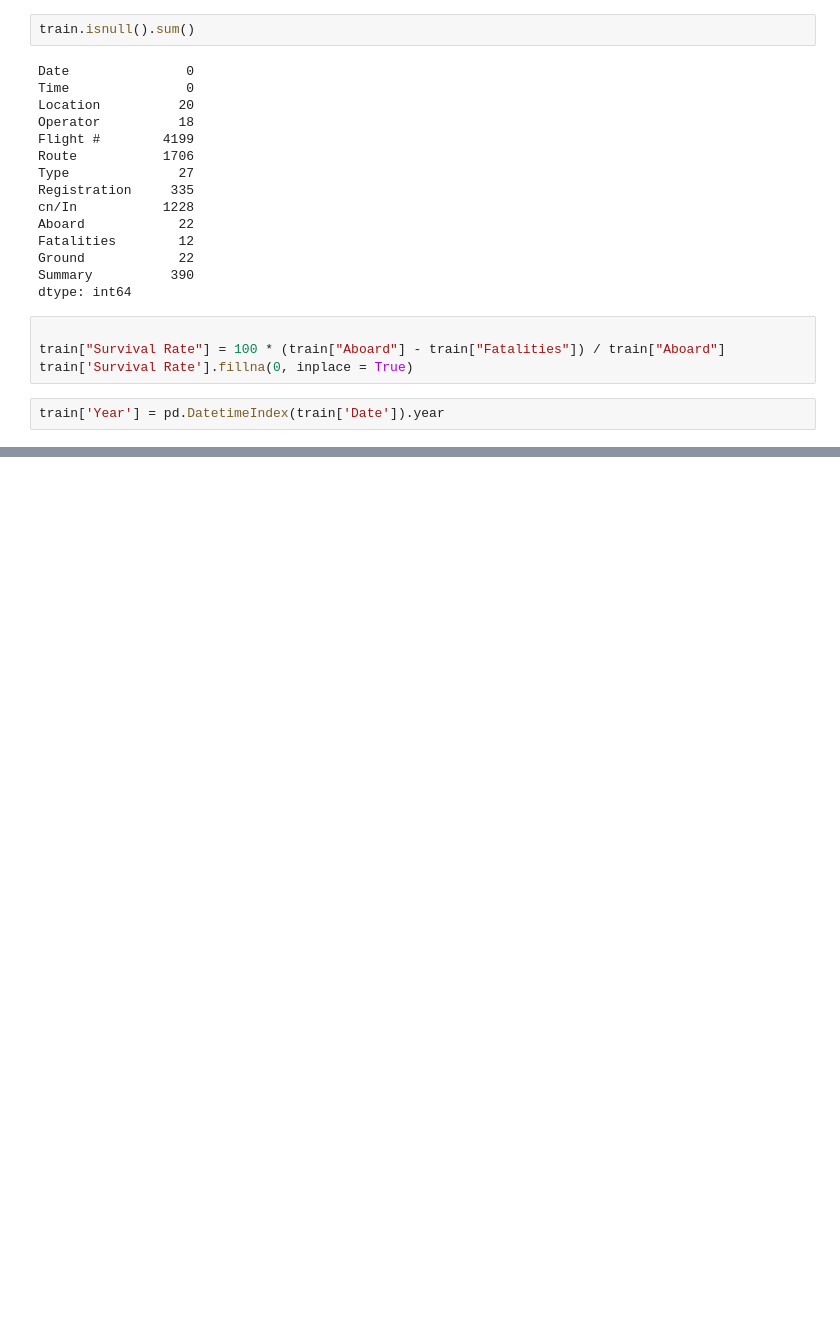
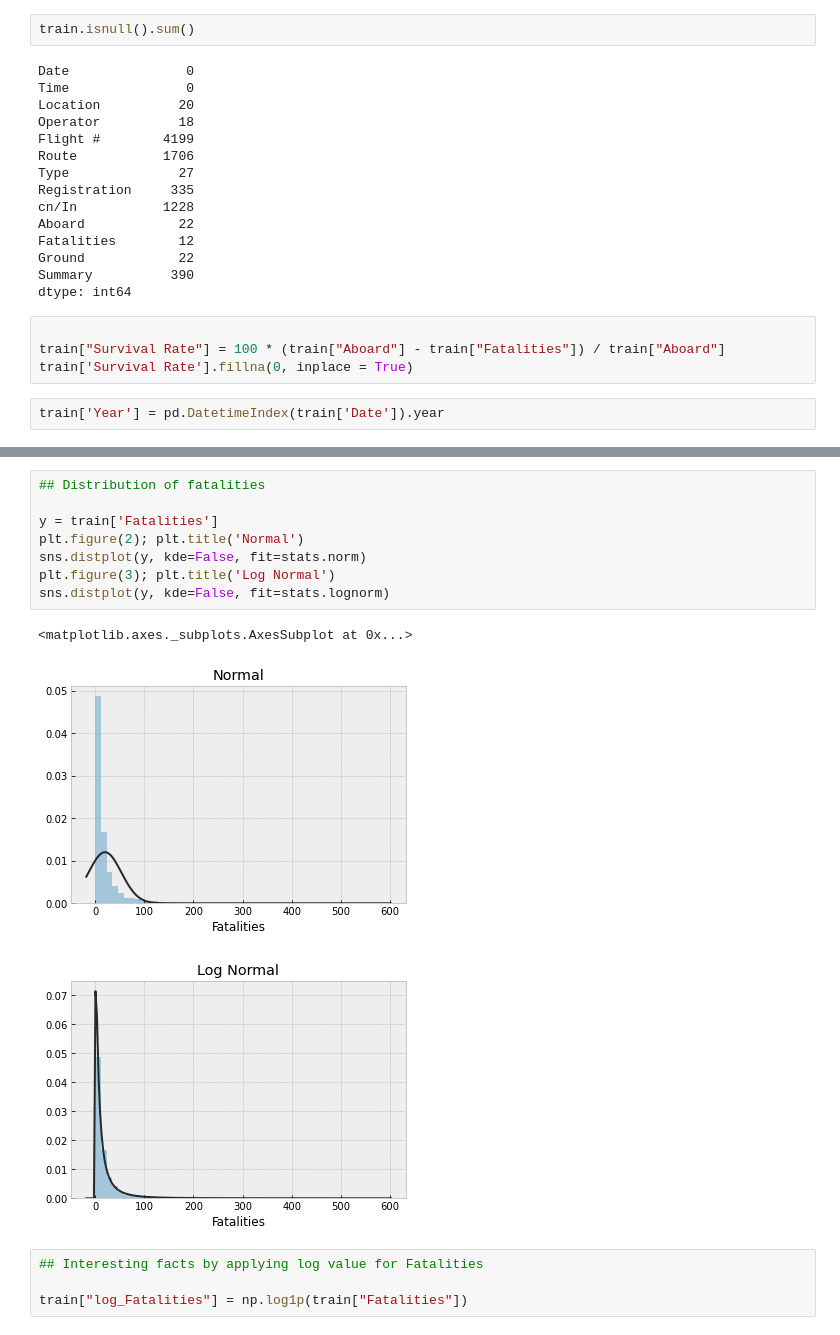
Before and after one commit to sandeepreddyb253/CMPE255-AirplaneCrash, a Jupyter notebook: AirportCrashProject.ipynb, the cells around one changed output, grey strips where cells are left out. Saved outputs shown, nothing was run; the diff lists cells and outputs as text; blank space fills up the shorter version.

```diff
--- a/AirportCrashProject.ipynb
+++ b/AirportCrashProject.ipynb
@@ -211,0 +247,16 @@ train.head()
+# %%
+## Distribution of fatalities
+
+y = train['Fatalities']
+plt.figure(2); plt.title('Normal')
+sns.distplot(y, kde=False, fit=stats.norm)
+plt.figure(3); plt.title('Log Normal')
+sns.distplot(y, kde=False, fit=stats.lognorm)
+# %% [output]
+<matplotlib.axes._subplots.AxesSubplot at 0x...>
+[figure, added]
+[figure, added]
+# %%
+## Interesting facts by applying log value for Fatalities
+
+train["log_Fatalities"] = np.log1p(train["Fatalities"])
```
Also changed, not shown: parts of 9 cells of this notebook.
